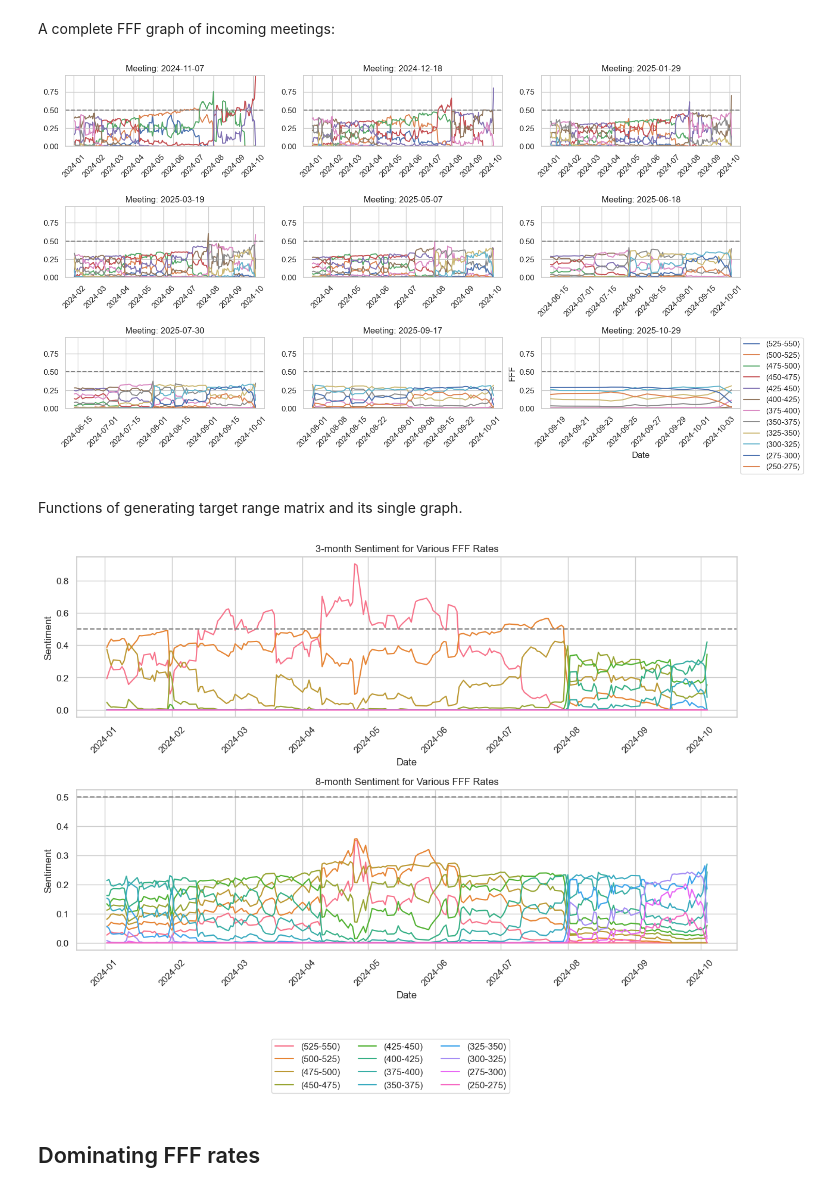
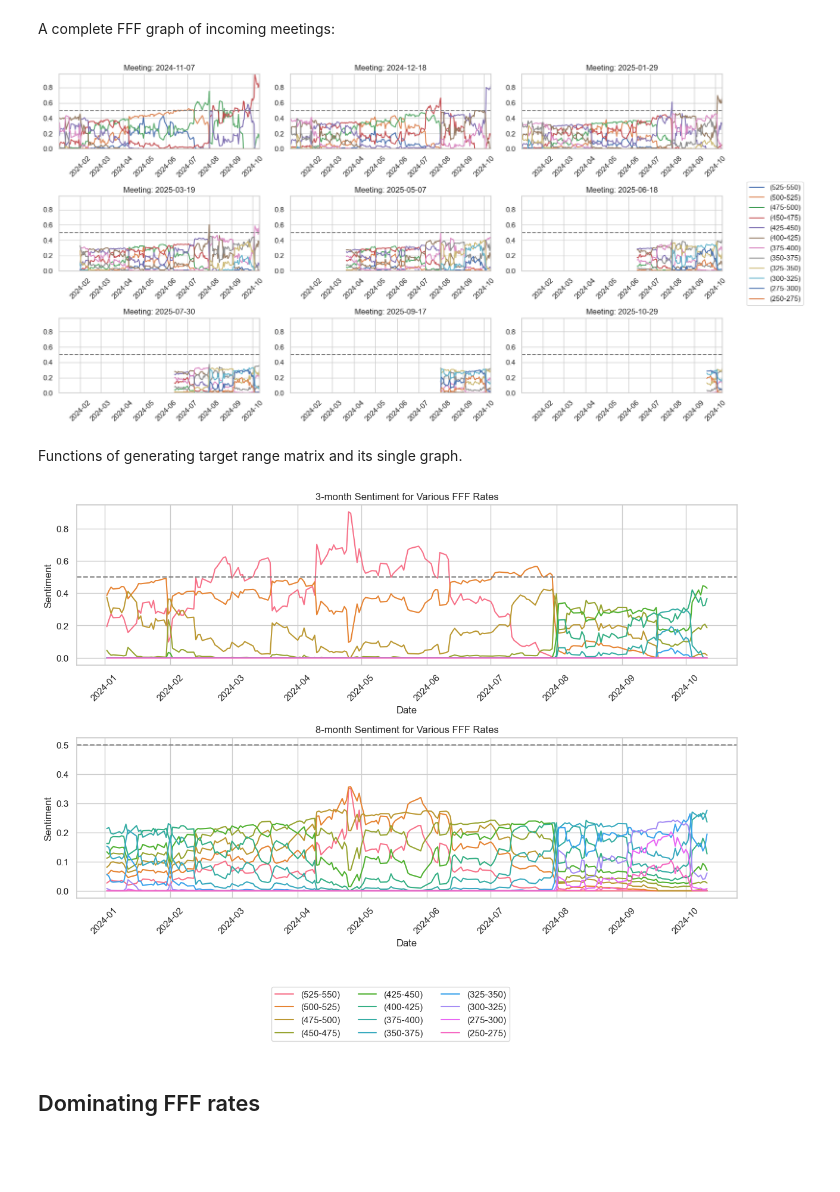
Before and after one commit to FlyingCuteCats/Freetime-Projects, a Jupyter notebook: Gold Price Analysis/process.ipynb, the cells around one changed output. Drawn from its saved outputs; the diff is of its cells as text; code cells hidden in the pictures; blank space fills up the shorter version.

Commit message:
Two graphs parameters updated

```diff
--- a/Gold Price Analysis/process.ipynb
+++ b/Gold Price Analysis/process.ipynb
@@ -147,42 +148,48 @@ unique_meetings = fff_latest['Meeting'].unique()[fff_latest['Meeting'].unique().
 
 min_value = fff_latest[target_ranges].min().min()  # Global minimum
 max_value = fff_latest[target_ranges].max().max()  # Global maximum
+min_date = fff_latest['Date'].min()  # Global minimum date
+max_date = fff_latest['Date'].max()  # Global maximum date
 
 # Create the plot
 sns.set_theme(style="whitegrid")
 
 num_meetings = len(unique_meetings)
 cols = 3  # You can change this number to adjust the layout
 rows = math.ceil(num_meetings / cols)
 fig, axes = plt.subplots(rows, cols, figsize=(15, 8))
 axes = axes.flatten()
 
+handles, labels = [], []
+
 for i, meeting in enumerate(unique_meetings):
     ax = axes[i]  # Get the subplot axis
     fff_meeting = fff_latest[fff_latest['Meeting'] == meeting]
 
     # Plot all target range columns in the subplot
     for target_range in target_ranges:
         if target_range in fff_meeting.columns:
-            ax.plot(fff_meeting['Date'], fff_meeting[target_range], label=target_range)
+            line, = ax.plot(fff_meeting['Date'], fff_meeting[target_range], label=target_range)
+            if target_range not in labels:  # Avoid duplicate labels in the legend
+                handles.append(line)
+                labels.append(target_range)
 
     ax.set_title(f'Meeting: {meeting.strftime("%Y-%m-%d")}')
     ax.set_ylim(min_value, max_value)
+    ax.set_xlim(min_date, max_date)
     ax.axhline(y=0.5, color='grey', linestyle='--')
     ax.tick_params(axis='x', rotation=45)  # Rotate x-axis labels to prevent overlap
 
 # Remove any empty subplots
 for i in range(num_meetings, len(axes)):
     fig.delaxes(axes[i])
 
 # Automatically adjust layout
-plt.xlabel('Date')
-plt.ylabel('FFF')
-plt.legend(loc='upper left', bbox_to_anchor=(1, 1), borderaxespad=0.)
+fig.legend(handles=handles, labels=labels, loc='right', bbox_to_anchor=(1.1, 0.5))
 plt.tight_layout()
 plt.show()
 # %% [output]
-[figure, old version]
+[figure, new version]
 # %% [markdown]
 Functions of generating target range matrix and its single graph.
 # %%
@@ -296,7 +303,7 @@ plt.tight_layout()
 # Show the combined plot
 plt.show()
 # %% [output]
-[figure, old version]
+[figure, new version]
 # %%
 matrix_all = matrix_3m.join(matrix_8m.set_index(['Date', 'TargetRange']), on=['Date', 'TargetRange'], rsuffix='_8m')
 matrix_all = matrix_all[['Date', 'TargetRange', 'Sentiment_3mon', 'Sentiment_8mon']].sort_values(by=['Date', 'TargetRange'])
```
Also changed, not shown: parts of 10 cells of this notebook.
